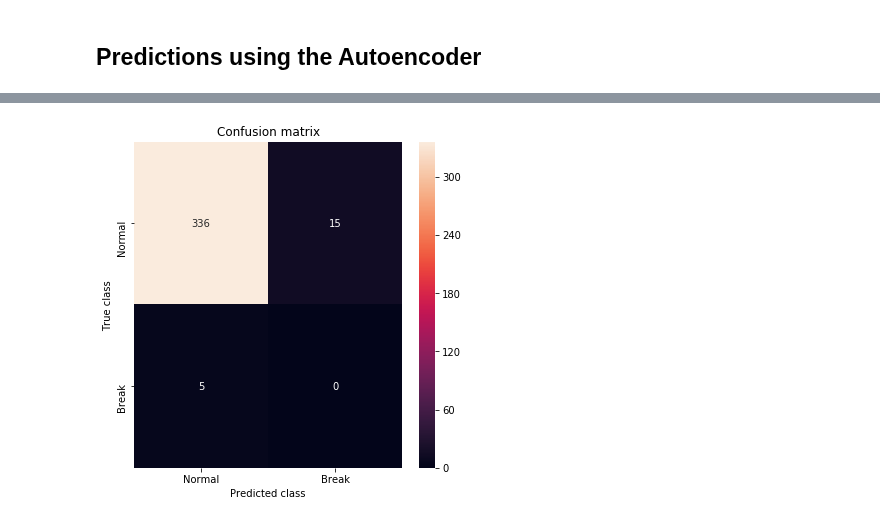
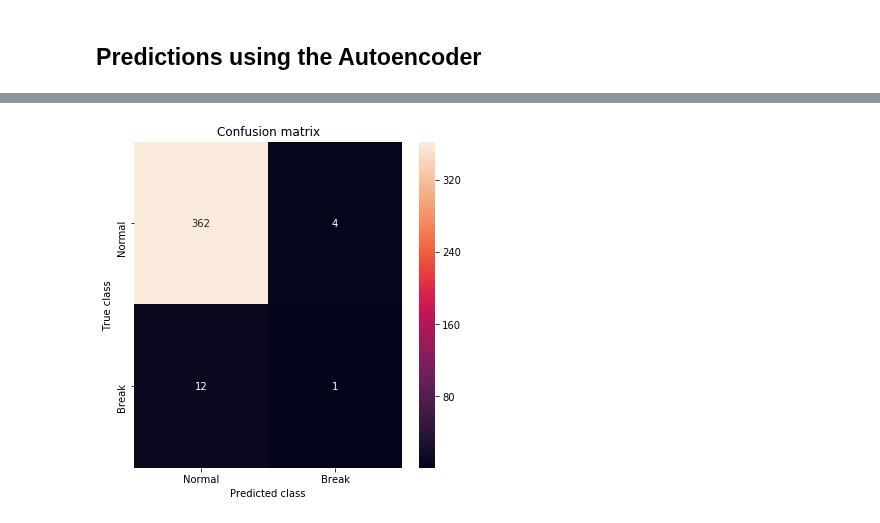
Before and after one commit to abstractguy/lstm_autoencoder_classifier, a Jupyter notebook: LSTM_autoencoder.ipynb, the cells around one changed output, grey strips where cells are left out. Drawn from its saved outputs; the diff is of its cells as text; code cells hidden in the pictures.

Commit message:
Added dropout and changed ReLU for LeakyReLU. Added 2 tickers.

```diff
--- a/LSTM_autoencoder.ipynb
+++ b/LSTM_autoencoder.ipynb
@@ -36,10 +36,10 @@ if AI == 'LSTM':
     patience = 5
 
 elif AI == 'LSTM_autoencoder':
-    trends = True
+    trends = False
     batch_size = 64
     epochs = 200
-    learning_rate = 0.0003
+    learning_rate = 0.0002
     patience = 15
 # %%
 !pip install pytrends
@@ -101,7 +101,7 @@ chdir(path)
 seed(7)
 set_random_seed(11)
 rcParams['figure.figsize'] = 8, 6
-LABELS = ['Normal', 'Break']
+labels = ['Normal', 'Break']
 # %%
 sign = lambda x: (1, -1)[x < 0]
 
@@ -123,20 +123,19 @@ def curve_shift(dataset, shift_by):
     Output
     dataset  A dataframe with the binary labels shifted by shift.
     '''
-
-    vector = dataset['y'].copy()
+    vector = dataset.y.copy()
     for s in range(abs(shift_by)):
         tmp = vector.shift(sign(shift_by))
         tmp = tmp.fillna(0)
         vector += tmp
     labelcol = 'y'
     # Add vector to the DataFrame.
-    dataset.insert(loc=0, column=labelcol+'tmp', value=vector)
+    dataset.insert(loc=0, column=labelcol + 'tmp', value=vector)
     # Remove the rows with labelcol == 1.
     dataset = dataset.drop(dataset[dataset[labelcol] == 1].index)
     # Drop labelcol and rename the tmp col as labelcol.
     dataset = dataset.drop(labelcol, axis=1)
-    dataset = dataset.rename(columns={labelcol+'tmp': labelcol})
+    dataset = dataset.rename(columns={labelcol + 'tmp': labelcol})
     # Make the labelcol binary.
     dataset.loc[dataset[labelcol] > 0, labelcol] = 1
 
@@ -210,7 +209,7 @@ def plot_dataset(dataset):
     plt.show()
 
 def get_y_from_generator(generator):
-    """Get all targets y from a TimeseriesGenerator instance."""
+    '''Get all targets y from a TimeseriesGenerator instance.'''
     y = None
 
     for i in range(len(generator)):
@@ -226,7 +225,7 @@ def get_y_from_generator(generator):
     return y
 
 def binary_accuracy(a, b, name='training'):
-    """Helper function to compute the match score of two binary numpy arrays."""
+    '''Helper function to compute the match score of two binary numpy arrays.'''
     a = a[:,0] > 0
     b = b[:,0] > 0
     assert len(a) == len(b)
@@ -259,12 +258,9 @@ def flatten(X):
 
     return(flattened_X)
 
+# Scale samples individually.
+# (samples, timesteps, features) -> (samples, timesteps, features).
 def scale(X, scaler):
-    ''' Scale 3D array.
-    Inputs       X            A 3D array for lstm, where the array is sample x timesteps x features.
-                 scaler       A scaler object, e.g., sklearn.preprocessing.StandardScaler, sklearn.preprocessing.normalize
-    Output       X            Scaled 3D array.
-    '''
     for i in range(X.shape[0]):
         X[i,:,:] = scaler.transform(X[i,:,:])
 
@@ -480,12 +446,20 @@ n_features =  X_train_y0_scaled.shape[2] # 59.
 # %%
 lstm_autoencoder = Sequential()
 # Encoder.
-lstm_autoencoder.add(LSTM(32, activation='relu', input_shape=(timesteps, n_features), return_sequences=True))
-lstm_autoencoder.add(LSTM(16, activation='relu', return_sequences=False))
+lstm_autoencoder.add(LSTM(32, input_shape=(timesteps, n_features), return_sequences=True))
+lstm_autoencoder.add(LeakyReLU(alpha=0.3))
+lstm_autoencoder.add(Dropout(0.5))
+lstm_autoencoder.add(LSTM(16, return_sequences=False))
+lstm_autoencoder.add(LeakyReLU(alpha=0.3))
+lstm_autoencoder.add(Dropout(0.5))
 lstm_autoencoder.add(RepeatVector(timesteps))
 # Decoder.
-lstm_autoencoder.add(LSTM(16, activation='relu', return_sequences=True))
-lstm_autoencoder.add(LSTM(32, activation='relu', return_sequences=True))
+lstm_autoencoder.add(LSTM(16, return_sequences=True))
+lstm_autoencoder.add(LeakyReLU(alpha=0.3))
+lstm_autoencoder.add(Dropout(0.5))
+lstm_autoencoder.add(LSTM(32, return_sequences=True))
+lstm_autoencoder.add(LeakyReLU(alpha=0.3))
+lstm_autoencoder.add(Dropout(0.5))
 lstm_autoencoder.add(TimeDistributed(Dense(n_features)))
 
 lstm_autoencoder.summary()
@@ -669,14 +645,14 @@ pred_y = [1 if e > threshold_fixed else 0 for e in error_df.Reconstruction_error
 # %%
 conf_matrix = confusion_matrix(error_df.True_class, pred_y)
 
 plt.figure(figsize=(6, 6))
-sns.heatmap(conf_matrix, xticklabels=LABELS, yticklabels=LABELS, annot=True, fmt='d');
+sns.heatmap(conf_matrix, xticklabels=labels, yticklabels=labels, annot=True, fmt='d');
 plt.title('Confusion matrix')
 plt.ylabel('True class')
 plt.xlabel('Predicted class')
 plt.show()
 # %% [output]
-[figure, old version]
+[figure, new version]
 # %%
 false_pos_rate, true_pos_rate, thresholds = roc_curve(error_df.True_class, error_df.Reconstruction_error)
 roc_auc = auc(false_pos_rate, true_pos_rate,)
```
Also changed, not shown: parts of 21 cells of this notebook.
